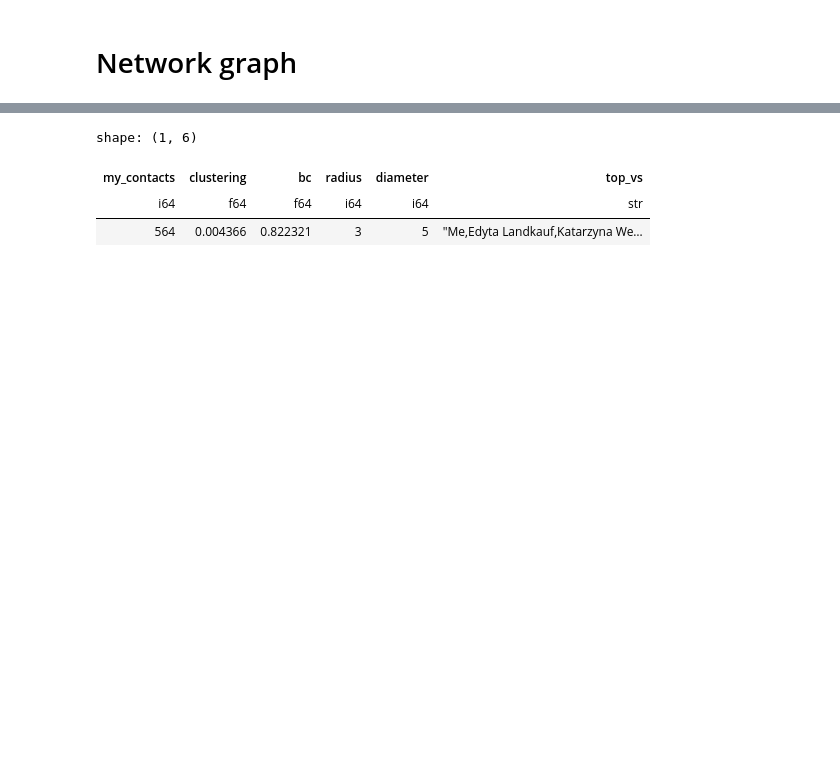
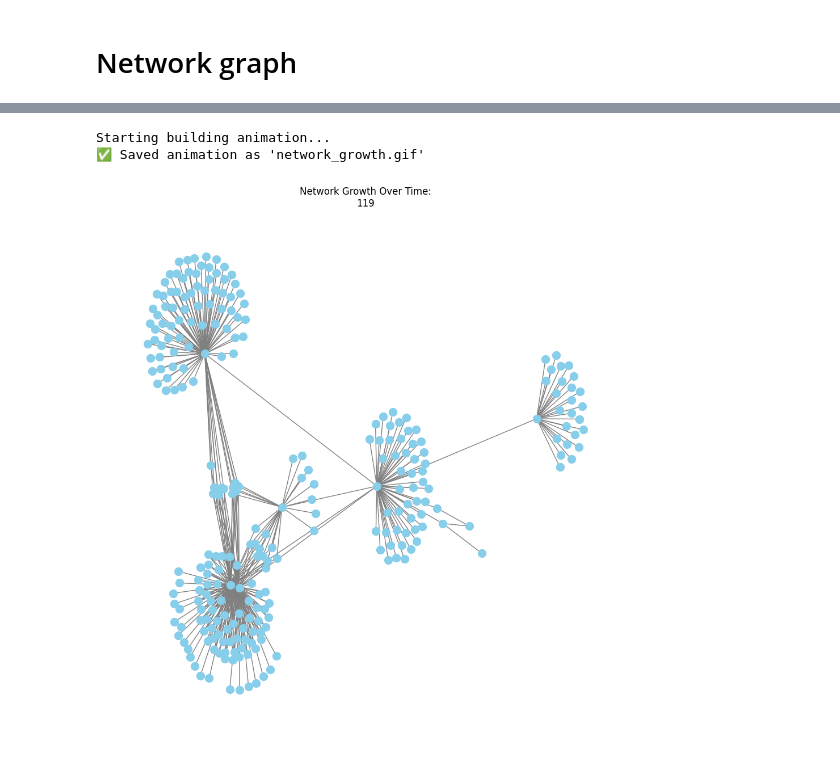
Before and after one commit to Ziverael/Studies2, a Jupyter notebook: ud/list2.ipynb, the cells around one changed output, grey strips where cells are left out. Cells and saved outputs as stored; diff of their text form; code cells hidden in the pictures; blank space fills up the shorter version.

```diff
--- a/ud/list2.ipynb
+++ b/ud/list2.ipynb
@@ -317,5 +316,4 @@ def update_graph(g: nx.Graph, relations: pl.DataFrame) -> nx.Graph:
     unique_relations = unique_relations.filter(pl.col("Receiver").is_not_null())
     edges = list(zip(unique_relations["Sender"], unique_relations["Receiver"]))
     g.add_edges_from(edges)
-    nx.draw(g, with_labels=False, node_color="lightblue", node_size=15, font_size=12)
     return g
@@ -376,13 +376,3 @@ class Animation:
-# %%
-def create_growth_process_graph():
-    min_date, max_date = date(2021, 1, 8), date(2025, 10, 20)
-    anim_steps = 120
-    step_length = (max_date - min_date).days // anim_steps
-    dates = (min_date + i*timedelta(days=step_length) for i in range(anim_steps + 1))
-    g= nx.Graph()
-    for date in dates:
-        relations_subset = filter_by_date(relations, date)
-        g = update_graph(g)
 # %%
 MAILS_TO_DOWNLOAD_COUNT = [6000]
 BATCH_SIZE = 200
@@ -396,3 +388,26 @@ gaierror: [Errno -3] Temporary failure in name resolution
+# %%
+
+def create_growth_process_graph():
+    min_date, max_date = relations["Date"].min().date(), relations["Date"].max().date()
+    steps = relations["Date"].dt.date().unique()
+    anim_steps = 120
+    dates = relations["Date"].dt.date().unique().sort()[:anim_steps]
+    # last_step_date = relations["Date"].dt.date().unique().sort()[znim_steps]
+    # step_length = (max_date - min_date).days // anim_steps
+    # dates = [min_date + timedelta(days=i * step_length) for i in range(anim_steps + 1)]
+    g = nx.Graph()
+    rel_evolution = [filter_by_date(relations, d) for d in dates]
+    anim = Animation()
+    anim.set_graph(g, rel_evolution)
+    print("Starting building animation...")
+    anim.save_animate()
+    return g
+
+rel_graph_evolution = create_growth_process_graph()
+# %% [output]
+Starting building animation...
+✅ Saved animation as 'network_growth.gif'
+[figure, added]
 # %%
 def get_g_stats(g: nx.Graph):
     return pl.DataFrame({
@@ -403,10 +418,3 @@ def get_g_stats(g: nx.Graph):
         "diameter": nx.diameter(g),
         "top_vs": ",".join([_get_user(k) for k, v in sorted(g.degree(), key=lambda item: item[1], reverse=True)[:3]]),
     })
-# %%
-get_g_stats(relatrions_graph)
-# %% [output]
-shape: (1, 6)
-| my_contacts | clustering | bc | radius | diameter | top_vs |
-| i64 | f64 | f64 | i64 | i64 | str |
-| 564 | 0.004366 | 0.822321 | 3 | 5 | "Me,Edyta Landkauf,Katarzyna We… |
```
Also changed, not shown: parts of 8 cells of this notebook, 2 other files.
